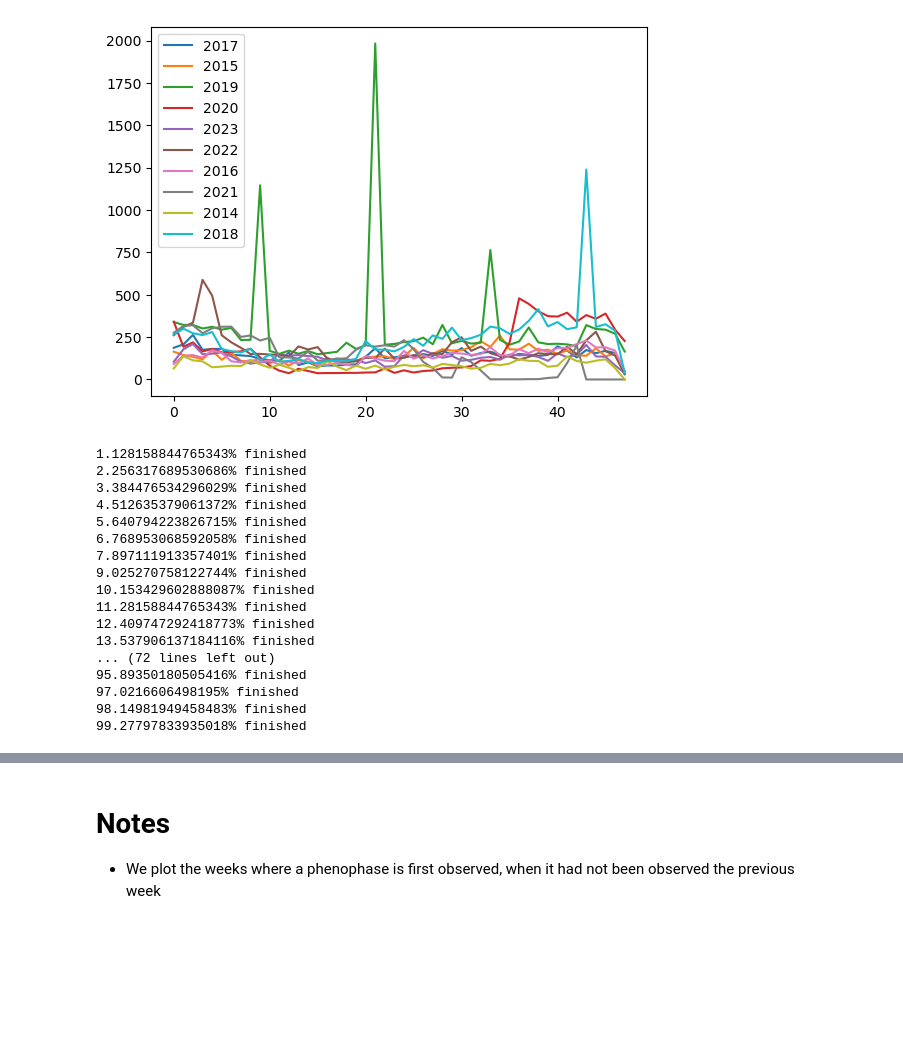
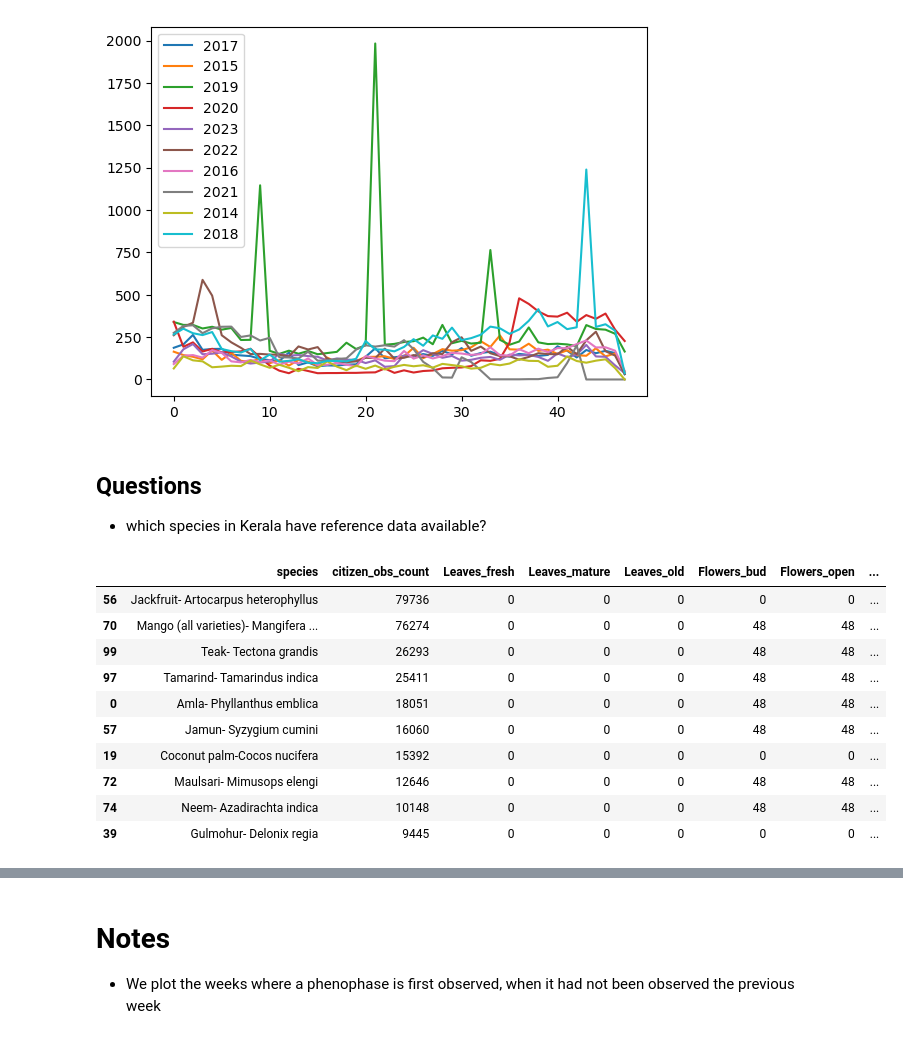
Before and after one commit to BU-Spark/pitne-season-watch, a Jupyter notebook: visualizations.ipynb, the cells around one changed output, grey strips where cells are left out. Cells and saved outputs as stored; diff of their text form; code cells hidden in the pictures; blank space fills up the shorter version.

```diff
--- a/visualizations.ipynb
+++ b/visualizations.ipynb
@@ -101,3 +101,6 @@ plt.legend()
 plt.show()
 # %% [output]
 [figure]
+# %% [markdown]
+## Questions
+- which species in Kerala have reference data available?
@@ -104,3 +109,35 @@ plt.show()
+# %%
+cat_attrs = ['Leaves_fresh', 'Leaves_mature','Leaves_old','Flowers_bud',
+             'Flowers_open', 'Flowers_male','Flowers_Female',
+             'Fruits_unripe','Fruits_ripe','Fruits_open']
+cols = ['species', 'citizen_obs_count'] + cat_attrs
+ref_data_available_df = pd.DataFrame(columns=cols)
+for species in cit_df['Species_name'].unique():
+    ref_counts = {'species': species, 'citizen_obs_count': len(cit_df[cit_df['Species_name'] == species])}
+    try:
+        species_id = name_to_id_dict[species]
+    except:
+        # print("no id for species {}".format(species))
+        continue
+    ref_species = ref_df[ref_df['species_id'] == species_id]
+    for attr in cat_attrs:
+        ref_species_attr = ref_species[ref_species[attr] >= 0]
+        ref_counts[attr] = len(ref_species_attr)
+    ref_data_available_df.loc[len(ref_data_available_df)] = ref_counts
+
+ref_data_available_df.sort_values(by='citizen_obs_count', ascending=False)[:10]
+# %% [output]
+|  | species | citizen_obs_count | Leaves_fresh | Leaves_mature | Leaves_old | Flowers_bud | Flowers_open | ... |
+| 56 | Jackfruit- Artocarpus heterophyllus | 79736 | 0 | 0 | 0 | 0 | 0 | ... |
+| 70 | Mango (all varieties)- Mangifera ... | 76274 | 0 | 0 | 0 | 48 | 48 | ... |
+| 99 | Teak- Tectona grandis | 26293 | 0 | 0 | 0 | 48 | 48 | ... |
+| 97 | Tamarind- Tamarindus indica | 25411 | 0 | 0 | 0 | 48 | 48 | ... |
+| 0 | Amla- Phyllanthus emblica | 18051 | 0 | 0 | 0 | 48 | 48 | ... |
+| 57 | Jamun- Syzygium cumini | 16060 | 0 | 0 | 0 | 48 | 48 | ... |
+| 19 | Coconut palm-Cocos nucifera | 15392 | 0 | 0 | 0 | 0 | 0 | ... |
+| 72 | Maulsari- Mimusops elengi | 12646 | 0 | 0 | 0 | 48 | 48 | ... |
+| 74 | Neem- Azadirachta indica | 10148 | 0 | 0 | 0 | 48 | 48 | ... |
+| 39 | Gulmohur- Delonix regia | 9445 | 0 | 0 | 0 | 0 | 0 | ... |
 # %%
 # get the week a tree transitions for a certain attribute
 def get_transition_week(tree_df, attr, zero_to_one=True):
@@ -120,37 +157,3 @@ def get_transition_week(tree_df, attr, zero_to_one=True):
                 if len(tree_df_week_attr_one) > 0 and len(tree_df_week_attr_zero) == 0 and len(tree_df_next_week_attr_zero) > 0:
                     transition_weeks.append(week)
     return transition_weeks
-
-# for jackfruit, get average week where phenophase switches from fruits_ripe to fruits_unripe
-for year in jack_df['Year'].unique():
-    jack_df_year = jack_df[jack_df['Year'] == year]
-
-jack_df.sort_values(by='User_Tree_id')
-transition_weeks = []
-
-total = len(jack_df['User_Tree_id'].unique())
-i = 0
-for user_tree_id in jack_df['User_Tree_id'].unique():
-    i += 1
-    jack_df_for_tree_id = jack_df[jack_df['User_Tree_id'] == user_tree_id].sort_values(by=['Year', 'Week'], ascending=[True, True])
-    transition_weeks += get_transition_week(jack_df_for_tree_id, 'Fruits_ripe')
-    if i % 100 == 0:
-        print("{}% finished".format(100 * i/total))
-# %% [output]
-1.128158844765343% finished
-2.256317689530686% finished
-3.384476534296029% finished
-4.512635379061372% finished
-5.640794223826715% finished
-6.768953068592058% finished
-7.897111913357401% finished
-9.025270758122744% finished
-10.153429602888087% finished
-11.28158844765343% finished
-12.409747292418773% finished
-13.537906137184116% finished
-... (72 lines left out)
-95.89350180505416% finished
-97.0216606498195% finished
-98.14981949458483% finished
-99.27797833935018% finished
```
Also changed, not shown: parts of 4 cells of this notebook.
